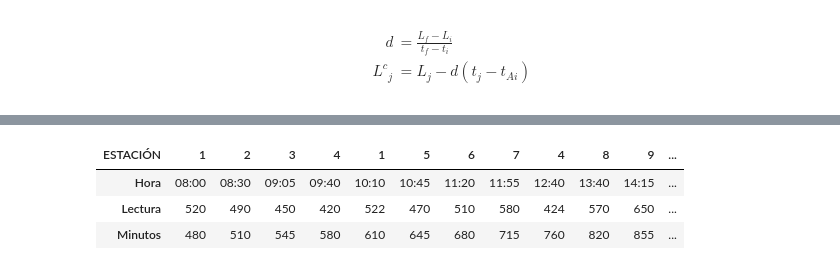
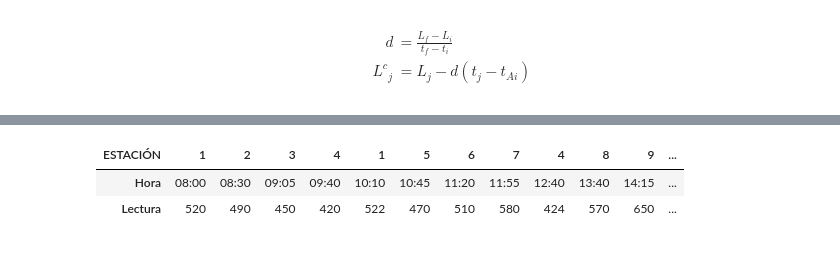
Before and after one commit to edwardptera/SHIMIA-Gravimetrico, a Jupyter notebook: Gravimetry/Deriva_Instrumental.ipynb, the cells around one changed output, grey strips where cells are left out. Cells and saved outputs as stored; diff of their text form; code cells hidden in the pictures.

```diff
--- a/Gravimetry/Deriva_Instrumental.ipynb
+++ b/Gravimetry/Deriva_Instrumental.ipynb
@@ -101,39 +83,37 @@ d
 L_{j}-d\left(t_{j}-t_{A i}\right)
 \end{align}
 # %%
-k = 0.877 #@param {type:"slider", min:0.5, max:1, step:0.001}
-g_0 = 956694 #@param {type:"slider", min:9e5, max:10e5, step:1}
 #@markdown Tabla
-
 pd.options.display.float_format = '{:.2f}'.format
-df=pd.DataFrame([[ 1, "08:00", 520],
-                 [ 2, "08:30", 490],
-                 [ 3, "09:05", 450],
-                 [ 4, "09:40", 420],
-                 [ 1, "10:10", 522],
-                 [ 5, "10:45", 470],
-                 [ 6, "11:20", 510],
-                 [ 7, "11:55", 580],
-                 [ 4, "12:40", 424],
-                 [ 8, "13:40", 570],
-                 [ 9, "14:15", 650],
-                 [10, "14:50", 510],
-                 [ 7, "15:15", 575]],
-                columns=["ESTACIÓN", "Hora", "Lectura"]
+df0 = pd.DataFrame(columns=["ESTACIÓN", "Hora", "Lectura"],
+                data=[[ 1, "08:00", 520],
+                      [ 2, "08:30", 490],
+                      [ 3, "09:05", 450],
+                      [ 4, "09:40", 420],
+                      [ 1, "10:10", 522],
+                      [ 5, "10:45", 470],
+                      [ 6, "11:20", 510],
+                      [ 7, "11:55", 580],
+                      [ 4, "12:40", 424],
+                      [ 8, "13:40", 570],
+                      [ 9, "14:15", 650],
+                      [10, "14:50", 510],
+                      [ 7, "15:15", 575]]
                 )
 
 @np.vectorize
 def hour2min(hour):
   h, m = hour.split(':')
   return 60*int(h)+int(m)
 
-df['Minutos'] = hour2min(df['Hora'])
-df0 = df.copy()
+df = df0.copy()
+df['Minutos'] = hour2min(df0['Hora'])
+df['Minutos'] = df['Minutos']-min(df['Minutos'])
+df = df[['ESTACIÓN', 'Minutos', 'Lectura']]
 
 display(df0.set_index("ESTACIÓN").T)
 # %% [output]
 [interactive output not drawn]
 | ESTACIÓN | 1 | 2 | 3 | 4 | 1 | 5 | 6 | 7 | 4 | 8 | 9 | ... |
 | Hora | 08:00 | 08:30 | 09:05 | 09:40 | 10:10 | 10:45 | 11:20 | 11:55 | 12:40 | 13:40 | 14:15 | ... |
 | Lectura | 520 | 490 | 450 | 420 | 522 | 470 | 510 | 580 | 424 | 570 | 650 | ... |
-| Minutos | 480 | 510 | 545 | 580 | 610 | 645 | 680 | 715 | 760 | 820 | 855 | ... |
```
Also changed, not shown: parts of 11 cells of this notebook, 4 other files.
